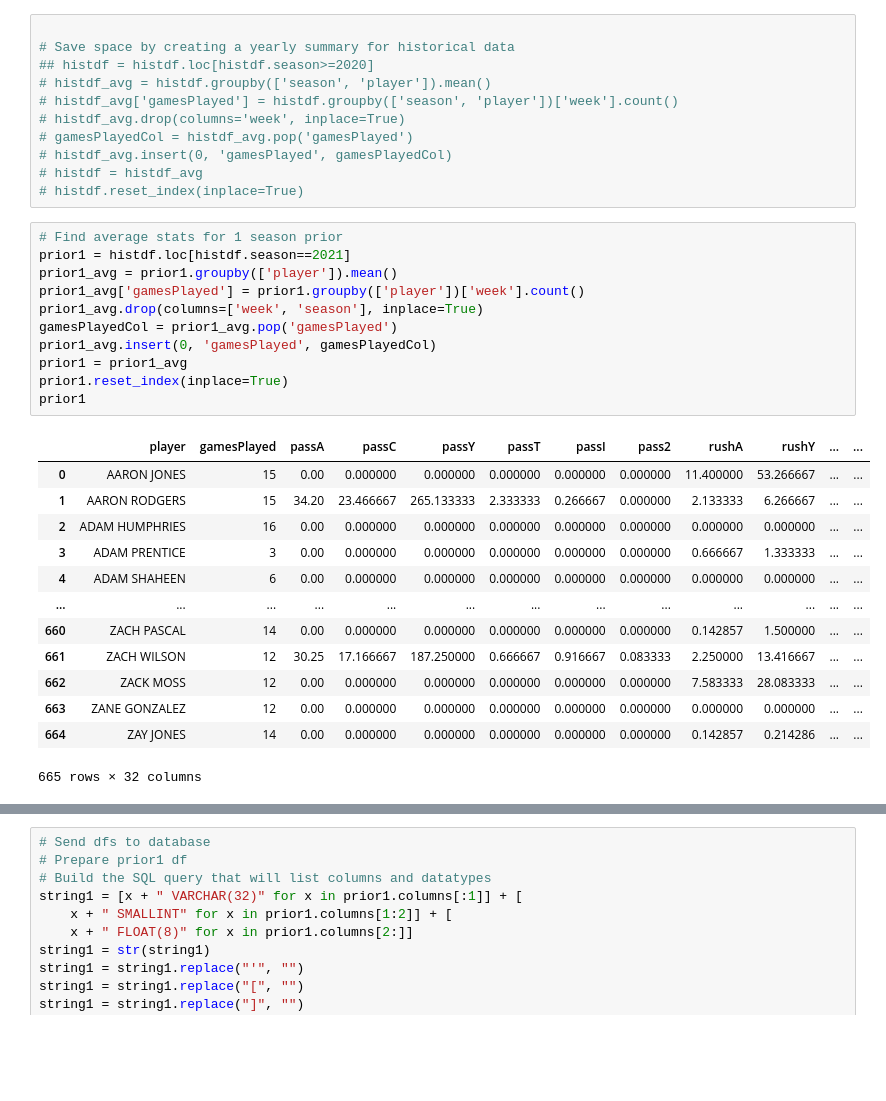
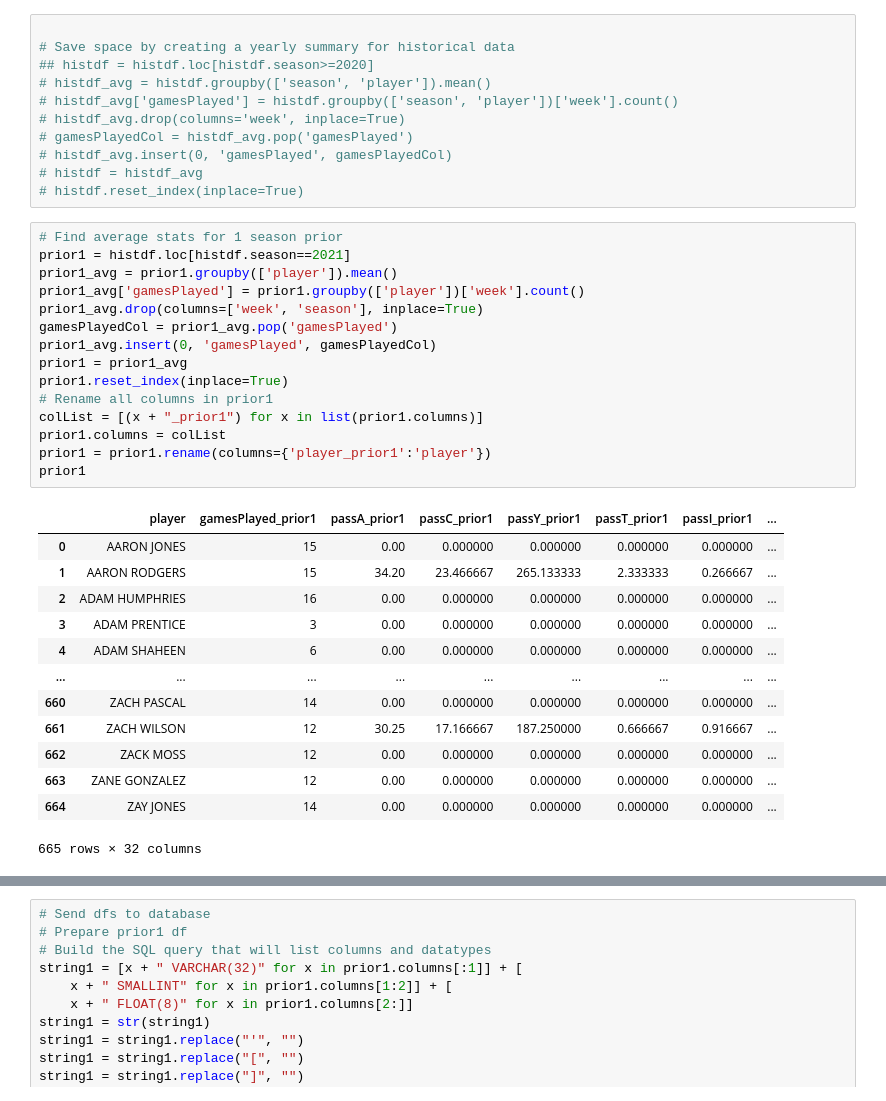
Before and after one commit to travisdharry/ff_demo, a Jupyter notebook: initialSetup.ipynb, the cells around one changed output, grey strips where cells are left out. Cells and saved outputs as stored; diff of their text form; blank space fills up the shorter version.

```diff
--- a/initialSetup.ipynb
+++ b/initialSetup.ipynb
@@ -56,27 +56,31 @@ histdf = histdf[[
 # %%
 # Find average stats for 1 season prior
 prior1 = histdf.loc[histdf.season==2021]
 prior1_avg = prior1.groupby(['player']).mean()
 prior1_avg['gamesPlayed'] = prior1.groupby(['player'])['week'].count()
 prior1_avg.drop(columns=['week', 'season'], inplace=True)
 gamesPlayedCol = prior1_avg.pop('gamesPlayed')
 prior1_avg.insert(0, 'gamesPlayed', gamesPlayedCol)
 prior1 = prior1_avg
 prior1.reset_index(inplace=True)
+# Rename all columns in prior1
+colList = [(x + "_prior1") for x in list(prior1.columns)]
+prior1.columns = colList
+prior1 = prior1.rename(columns={'player_prior1':'player'})
 prior1
 # %% [output]
-|  | player | gamesPlayed | passA | passC | passY | passT | passI | pass2 | rushA | rushY | ... | ... |
-| 0 | AARON JONES | 15 | 0.00 | 0.000000 | 0.000000 | 0.000000 | 0.000000 | 0.000000 | 11.400000 | 53.266667 | ... | ... |
-| 1 | AARON RODGERS | 15 | 34.20 | 23.466667 | 265.133333 | 2.333333 | 0.266667 | 0.000000 | 2.133333 | 6.266667 | ... | ... |
-| 2 | ADAM HUMPHRIES | 16 | 0.00 | 0.000000 | 0.000000 | 0.000000 | 0.000000 | 0.000000 | 0.000000 | 0.000000 | ... | ... |
-| 3 | ADAM PRENTICE | 3 | 0.00 | 0.000000 | 0.000000 | 0.000000 | 0.000000 | 0.000000 | 0.666667 | 1.333333 | ... | ... |
-| 4 | ADAM SHAHEEN | 6 | 0.00 | 0.000000 | 0.000000 | 0.000000 | 0.000000 | 0.000000 | 0.000000 | 0.000000 | ... | ... |
-| ... | ... | ... | ... | ... | ... | ... | ... | ... | ... | ... | ... | ... |
-| 660 | ZACH PASCAL | 14 | 0.00 | 0.000000 | 0.000000 | 0.000000 | 0.000000 | 0.000000 | 0.142857 | 1.500000 | ... | ... |
-| 661 | ZACH WILSON | 12 | 30.25 | 17.166667 | 187.250000 | 0.666667 | 0.916667 | 0.083333 | 2.250000 | 13.416667 | ... | ... |
-| 662 | ZACK MOSS | 12 | 0.00 | 0.000000 | 0.000000 | 0.000000 | 0.000000 | 0.000000 | 7.583333 | 28.083333 | ... | ... |
-| 663 | ZANE GONZALEZ | 12 | 0.00 | 0.000000 | 0.000000 | 0.000000 | 0.000000 | 0.000000 | 0.000000 | 0.000000 | ... | ... |
-| 664 | ZAY JONES | 14 | 0.00 | 0.000000 | 0.000000 | 0.000000 | 0.000000 | 0.000000 | 0.142857 | 0.214286 | ... | ... |
+|  | player | gamesPlayed_prior1 | passA_prior1 | passC_prior1 | passY_prior1 | passT_prior1 | passI_prior1 | ... |
+| 0 | AARON JONES | 15 | 0.00 | 0.000000 | 0.000000 | 0.000000 | 0.000000 | ... |
+| 1 | AARON RODGERS | 15 | 34.20 | 23.466667 | 265.133333 | 2.333333 | 0.266667 | ... |
+| 2 | ADAM HUMPHRIES | 16 | 0.00 | 0.000000 | 0.000000 | 0.000000 | 0.000000 | ... |
+| 3 | ADAM PRENTICE | 3 | 0.00 | 0.000000 | 0.000000 | 0.000000 | 0.000000 | ... |
+| 4 | ADAM SHAHEEN | 6 | 0.00 | 0.000000 | 0.000000 | 0.000000 | 0.000000 | ... |
+| ... | ... | ... | ... | ... | ... | ... | ... | ... |
+| 660 | ZACH PASCAL | 14 | 0.00 | 0.000000 | 0.000000 | 0.000000 | 0.000000 | ... |
+| 661 | ZACH WILSON | 12 | 30.25 | 17.166667 | 187.250000 | 0.666667 | 0.916667 | ... |
+| 662 | ZACK MOSS | 12 | 0.00 | 0.000000 | 0.000000 | 0.000000 | 0.000000 | ... |
+| 663 | ZANE GONZALEZ | 12 | 0.00 | 0.000000 | 0.000000 | 0.000000 | 0.000000 | ... |
+| 664 | ZAY JONES | 14 | 0.00 | 0.000000 | 0.000000 | 0.000000 | 0.000000 | ... |
 665 rows × 32 columns
 # %%
 # Find average stats for 2 seasons prior
```
Also changed, not shown: parts of 7 cells of this notebook, 1 other file.
